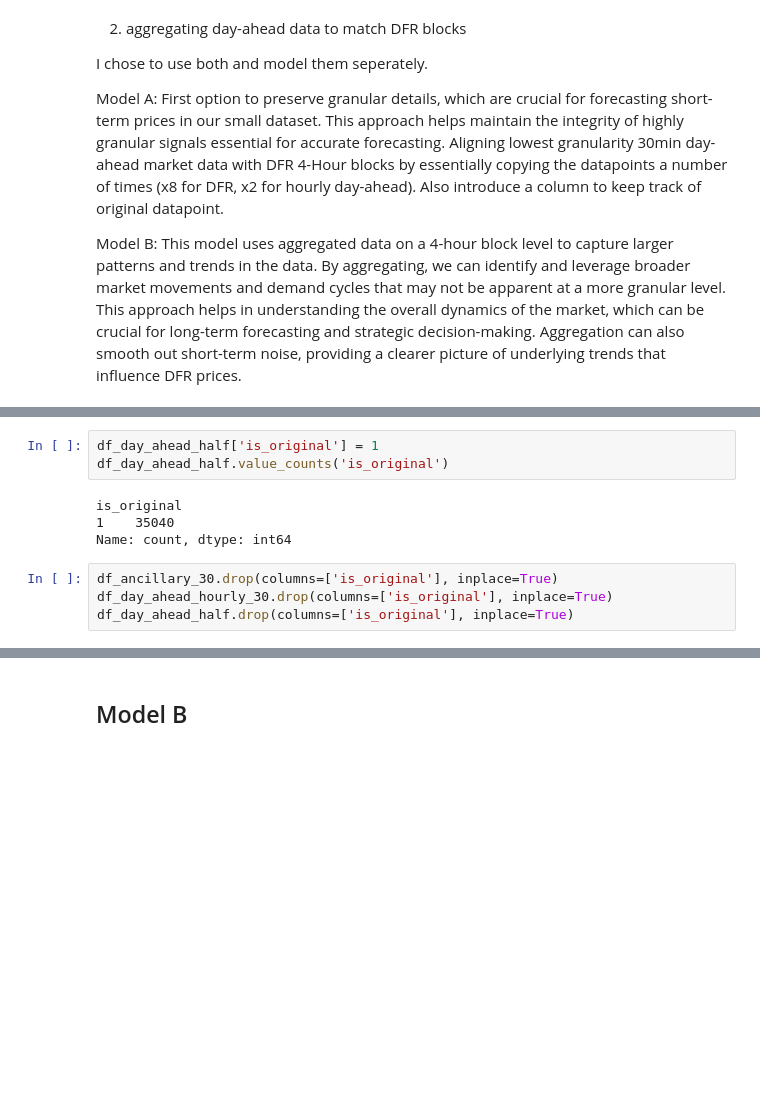
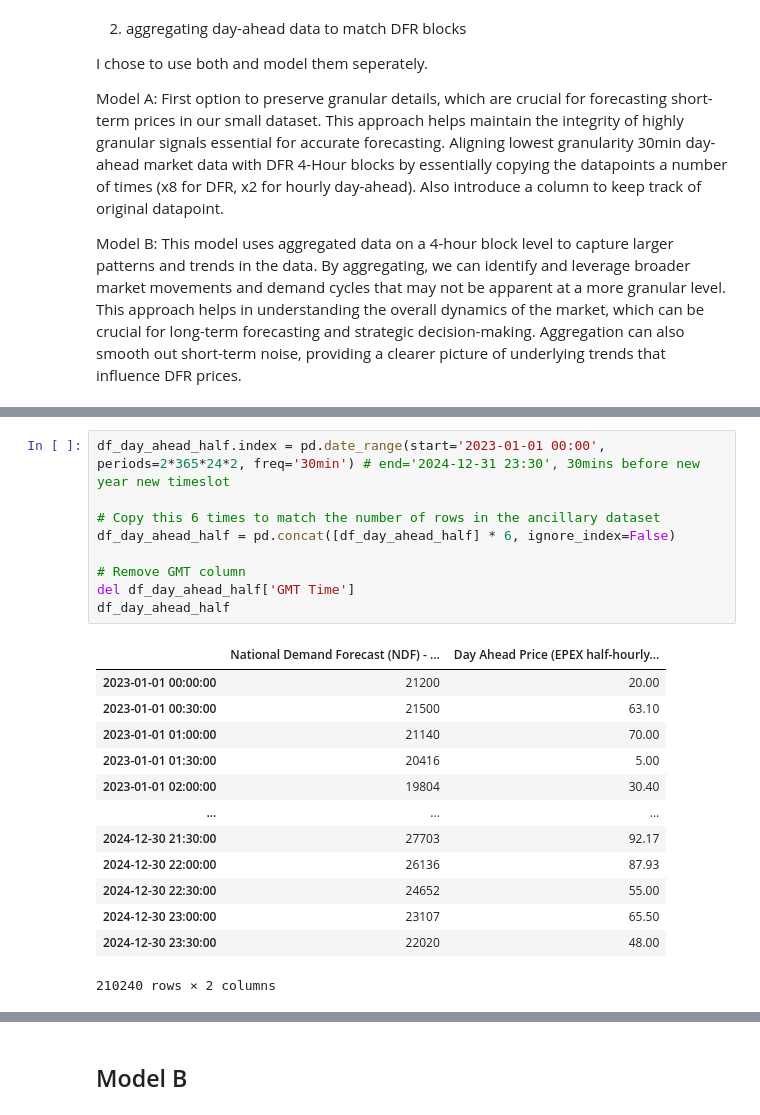
Before and after one commit to Nomercyme/energy_hackathon, a Jupyter notebook: main.ipynb, the cells around one changed output, grey strips where cells are left out. Saved outputs shown, nothing was run; the diff lists cells and outputs as text; blank space fills up the shorter version.

```diff
--- a/main.ipynb
+++ b/main.ipynb
@@ -237,14 +271,26 @@ df_day_ahead_hourly_30
-# %%
-df_day_ahead_half['is_original'] = 1
-df_day_ahead_half.value_counts('is_original')
-# %% [output]
-is_original
-1    35040
-Name: count, dtype: int64
-# %%
-df_ancillary_30.drop(columns=['is_original'], inplace=True)
-df_day_ahead_hourly_30.drop(columns=['is_original'], inplace=True)
-df_day_ahead_half.drop(columns=['is_original'], inplace=True)
+# %%
+df_day_ahead_half.index = pd.date_range(start='2023-01-01 00:00', periods=2*365*24*2, freq='30min') # end='2024-12-31 23:30', 30mins before new year new timeslot
+
+# Copy this 6 times to match the number of rows in the ancillary dataset
+df_day_ahead_half = pd.concat([df_day_ahead_half] * 6, ignore_index=False)
+
+# Remove GMT column
+del df_day_ahead_half['GMT Time']
+df_day_ahead_half
+# %% [output]
+|  | National Demand Forecast (NDF) - ... | Day Ahead Price (EPEX half-hourly... |
+| 2023-01-01 00:00:00 | 21200 | 20.00 |
+| 2023-01-01 00:30:00 | 21500 | 63.10 |
+| 2023-01-01 01:00:00 | 21140 | 70.00 |
+| 2023-01-01 01:30:00 | 20416 | 5.00 |
+| 2023-01-01 02:00:00 | 19804 | 30.40 |
+| ... | ... | ... |
+| 2024-12-30 21:30:00 | 27703 | 92.17 |
+| 2024-12-30 22:00:00 | 26136 | 87.93 |
+| 2024-12-30 22:30:00 | 24652 | 55.00 |
+| 2024-12-30 23:00:00 | 23107 | 65.50 |
+| 2024-12-30 23:30:00 | 22020 | 48.00 |
+210240 rows × 2 columns
 # %%
 # we now have all three datasets on a 30minute format, but we'll have to make the datetime indices match now
 # the ancillary dataset is the smallest (least amount of rows) so we'll subset the other two datasets to match it
```
Also changed, not shown: parts of 12 cells of this notebook, 1 other file.
